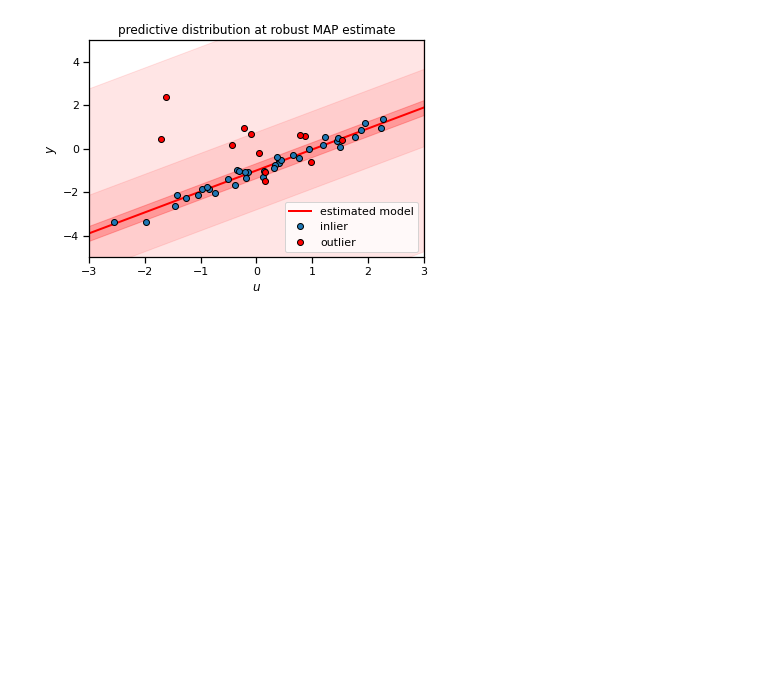
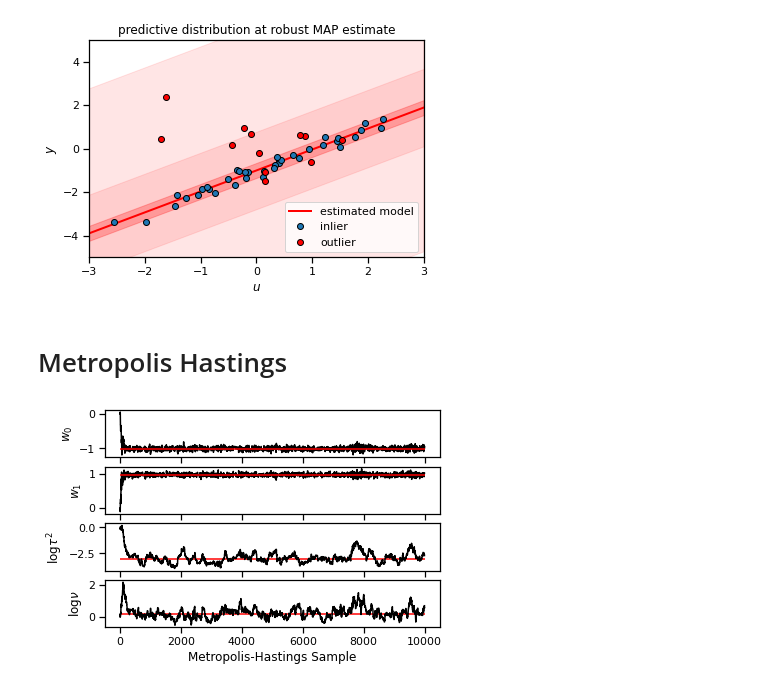
Before and after one commit to slinderman/stats271sp2021, a Jupyter notebook: notebooks/Lap_3_Robust_regression.ipynb, the cells around one changed output. Saved outputs shown, nothing was run; the diff lists cells and outputs as text; code cells hidden in the pictures; blank space fills up the shorter version.

```diff
--- a/notebooks/Lap_3_Robust_regression.ipynb
+++ b/notebooks/Lap_3_Robust_regression.ipynb
@@ -434,3 +435,5 @@ plt.savefig("lap3/robust_map_pred.pdf")
 # files.download('data.pdf')
 # %% [output]
 [figure]
+# %% [markdown]
+# Metropolis Hastings
@@ -436,0 +473,41 @@ plt.savefig("lap3/robust_map_pred.pdf")
+# %%
+init_params, unflatten = flatten((np.zeros_like(true_w), 0.0, 0.0))
+
+# Minimize the average negative log probability
+# over the unconstrained space
+def _log_joint(params):
+    w, log_tausq, log_nu = unflatten(params)
+    return log_probability(w, log_tausq, log_nu)
+
+# Run the optimizer
+n_samples = 100000
+samples = mh(_log_joint, init_params, n_samples=n_samples, stepsize=0.1)
+
+# Unpack the parameter history
+w_samples = samples[:, :-2]
+log_tausq_samples = samples[:, -2]
+log_nu_samples = samples[:, -1]
+# %%
+slc = slice(0, 10000)
+
+fig, axs = plt.subplots(4, 1, sharex=True)
+axs[0].plot(w_samples[slc, 0], '-k')
+axs[0].hlines(w_map[0], slc.start, slc.stop, colors='r',zorder=3)
+axs[0].set_ylabel("$w_0$")
+
+axs[1].plot(w_samples[slc, 1], '-k')
+axs[1].hlines(w_map[1], slc.start, slc.stop, colors='r', zorder=3)
+axs[1].set_ylabel("$w_1$")
+
+axs[2].plot(log_tausq_samples[slc], '-k')
+axs[2].set_ylabel("$\log \\tau^2$")
+axs[2].hlines(log_tausq_map, slc.start, slc.stop, colors='r')
+
+axs[3].plot(log_nu_samples[slc], '-k')
+axs[3].set_ylabel("$\log \\nu$")
+axs[3].hlines(log_nu_map, slc.start, slc.stop, colors='r')
+
+plt.xlabel("Metropolis-Hastings Sample")
+plt.savefig("lap3/mh_traces.pdf")
+# %% [output]
+[figure, added]
```
Also changed, not shown: parts of 7 cells of this notebook, 13 other files.
